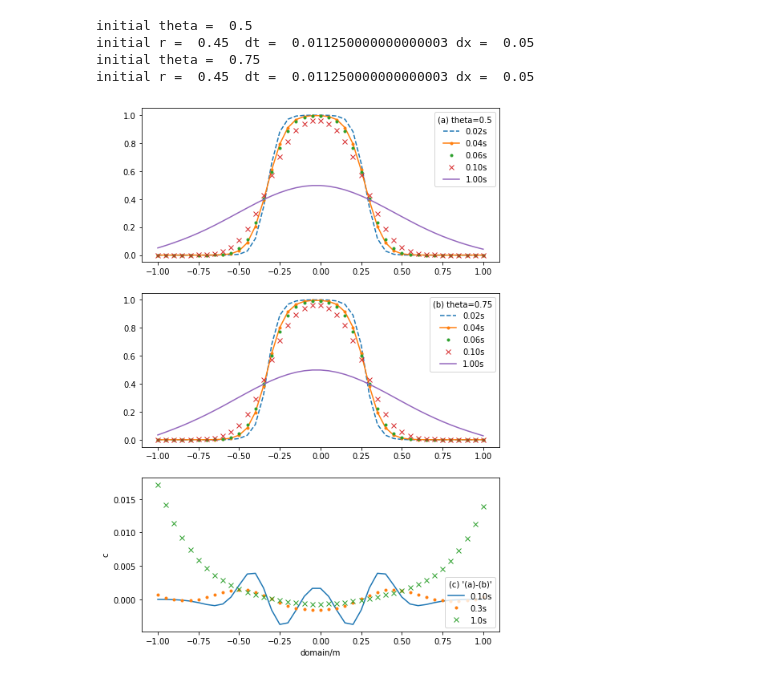
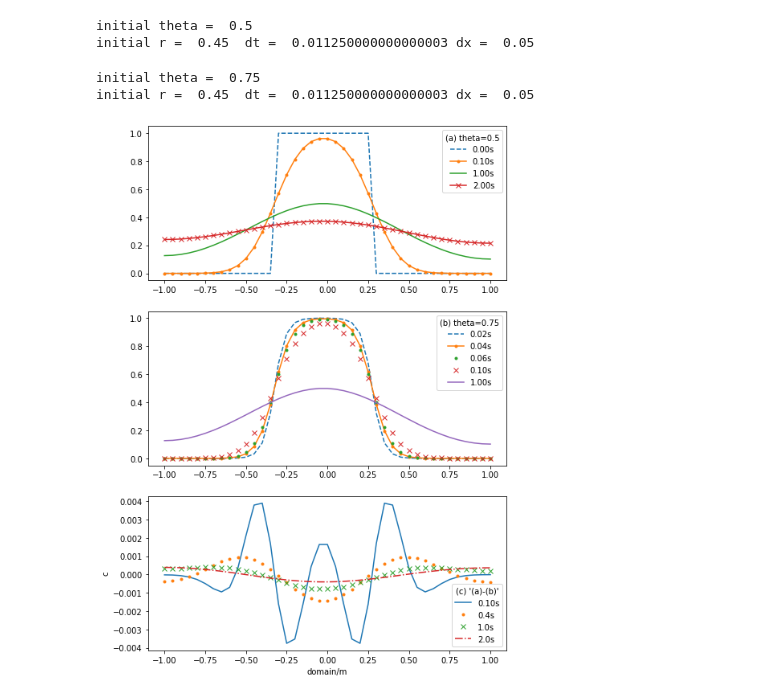
Before and after one commit to dozerlcl/assignments_2020_nju_meteorology, a Jupyter notebook: numerical_PDE/P_set4/tesr3.ipynb, the cells around one changed output. Cells and saved outputs as stored; diff of their text form; code cells hidden in the pictures.

```diff
--- a/numerical_PDE/P_set4/tesr3.ipynb
+++ b/numerical_PDE/P_set4/tesr3.ipynb
@@ -7,7 +7,7 @@ def diff_diffusion(r=0.45,theta=0.75):
     # initital extra parameter
     domainl = 2.     # from -1 to 1
     gridn   = 41 + 2 # 40 cells; 41 points; 42 for python(0-42 number)
-    gridt   = 1000    #
+    gridt   = 2000    #
     cres    = np.zeros([gridn,gridt+10])   # c 1 - 41  ; c[0] c[42] ghost point
     D       = 0.1
     # r       = 0.45 # D * delta t / delta x ^2
@@ -35,18 +35,26 @@ def diff_diffusion(r=0.45,theta=0.75):
         row_a[:] = r*theta
         row_b[:] = -1*(2*r*theta+1)
         row_c[:] = r*theta
+
+
         # row_a[1] = -1*(2*r*theta+1)
         # row_b[1] = r*theta
         # B.C.
         # solving tridiagonal
+        row_d[0]=0.
+        row_d[42]=0.
         for j in range(2,gridn-2): # 2 - 40
             row_d[j] = r*(theta-1)*cres[j+1,nt] - (2*r*theta-2*r+1)*cres[j,nt] + r*(theta-1)*cres[j-1,nt]
-        # ghost point
         cres[0,nt]  = cres[2,nt]
         cres[42,nt] = cres[40,nt]
+        # ghost point
+        # print(row_d)
         # 1,41 单独计算
-        row_d[1] = r*(theta-1)*cres[1+1,nt] - (2*r*theta-2*r+1)*cres[1,nt] + r*(theta-1)*cres[1-1,nt]
-        row_d[gridn-2] = r*(theta-1)*cres[gridn-2+1,nt] - (2*r*theta-2*r+1)*cres[gridn-2,nt] + r*(theta-1)*cres[gridn-2-1,nt]
+        row_c[1]   = 2*r*theta
+        row_a[N-2] = 2*r*theta
+        row_d[1] = r*(theta-1)*cres[1+1,nt] - (2*r*theta-2*r+1)*cres[1,nt] + r*(theta-1)*cres[1-1,nt] + r*theta*row_d[0]
+        row_d[gridn-2] = r*(theta-1)*cres[gridn-2+1,nt] - (2*r*theta-2*r+1)*cres[gridn-2,nt] + r*(theta-1)*cres[gridn-2-1,nt] + r*theta*row_d[42]
+
         # thomas
         for i in range(2,gridn-1): # 2 - 41
             row_b[i] = row_b[i] - row_a[i]*row_c[i-1]/row_b[i-1]
@@ -61,6 +69,7 @@ def diff_diffusion(r=0.45,theta=0.75):
     return cres
 # %%
 # initital extra parameter
+
 domainl = 2.     # from -1 to 1
 gridn   = 41 + 2 # 40 cells; 41 points; 42 for python(0-42 number)
 gridt   = 100    #
@@ -81,40 +90,41 @@ cres_diff = cres_theta05 - cres_theta075
 # %% [output]
 initial theta =  0.5
 initial r =  0.45  dt =  0.011250000000000003 dx =  0.05
-initial theta =  0.75
-initial r =  0.45  dt =  0.011250000000000003 dx =  0.05
+initial theta =  0.75
+initial r =  0.45  dt =  0.011250000000000003 dx =  0.05
 # %%
 
 fig,ax = plt.subplots(3,figsize=(8,12))
 
 # ax.plot(x[1:gridn-1], cres_theta05[1:42,0],'.-', label='0s')
 
-ax[0].plot(x[1:gridn-1], cres_theta05[1:42,int(np.rint(0.02/dt))],'--', label='0.02s')
-ax[0].plot(x[1:gridn-1], cres_theta05[1:42,int(np.rint(0.04/dt))],'.-', label='0.04s')
-ax[0].plot(x[1:gridn-1], cres_theta05[1:42,int(np.rint(0.06/dt))],'.', label='0.06s')
-ax[0].plot(x[1:gridn-1], cres_theta05[1:42,int(np.rint(0.1/dt))],'x', label='0.10s')
+ax[0].plot(x[1:gridn-1], cres_theta05[1:42,int(np.rint(0./dt))],'--', label='0.00s')
+ax[0].plot(x[1:gridn-1], cres_theta05[1:42,int(np.rint(0.1/dt))],'.-', label='0.10s')
+# ax[0].plot(x[1:gridn-1], cres_theta05[1:42,int(np.rint(0.06/dt))],'.', label='0.06s')
 ax[0].plot(x[1:gridn-1], cres_theta05[1:42,int(np.rint(1.0/dt))],'-', label='1.00s')
+ax[0].plot(x[1:gridn-1], cres_theta05[1:42,int(np.rint(2.0/dt))],'x-', label='2.00s')
 
 ax[1].plot(x[1:gridn-1], cres_theta075[1:42,int(np.rint(0.02/dt))],'--', label='0.02s')
 ax[1].plot(x[1:gridn-1], cres_theta075[1:42,int(np.rint(0.04/dt))],'.-', label='0.04s')
 ax[1].plot(x[1:gridn-1], cres_theta075[1:42,int(np.rint(0.06/dt))],'.', label='0.06s')
 ax[1].plot(x[1:gridn-1], cres_theta075[1:42,int(np.rint(0.1/dt))],'x', label='0.10s')
 ax[1].plot(x[1:gridn-1], cres_theta075[1:42,int(np.rint(1.0/dt))],'-', label='1.00s')
 
 # ax.plot(x[1:gridn-1], cres_theta05[1:42,int(np.rint(0.05/dt))],'--', label='0.1s')
 # ax.plot(x[1:gridn-1], cres_theta05[1:42,int(np.rint(1./dt))],'-', label='1s')
 # ax[2].plot(x[1:gridn-1], cres_diff[1:42,int(np.rint(0.02/dt))],'.-', label='0.02s')
 # ax[2].plot(x[1:gridn-1], cres_diff[1:42,int(np.rint(0.04/dt))],'--', label='0.04s')
 ax[2].plot(x[1:gridn-1], cres_diff[1:42,int(np.rint(0.10/dt))],'-', label='0.10s')
-ax[2].plot(x[1:gridn-1], cres_diff[1:42,int(np.rint(0.30/dt))],'.', label='0.3s')
+ax[2].plot(x[1:gridn-1], cres_diff[1:42,int(np.rint(0.50/dt))],'.', label='0.4s')
 ax[2].plot(x[1:gridn-1], cres_diff[1:42,int(np.rint(1.00/dt))],'x', label='1.0s')
+ax[2].plot(x[1:gridn-1], cres_diff[1:42,int(np.rint(2.00/dt))],'-.', label='2.0s')
 
 ax[0].legend(loc='upper right',title='(a) theta=0.5')
 ax[1].legend(loc='upper right',title='(b) theta=0.75')
 ax[2].legend(loc='lower right',title='(c) \'(a)-(b)\'')
 plt.xlabel('domain/m')
 plt.ylabel('c')
 plt.savefig('./p4t3.png')
     # ax[nn].legend(')
 # %% [output]
-[figure, old version]
+[figure, new version]
```
Also changed, not shown: 6 other files.
